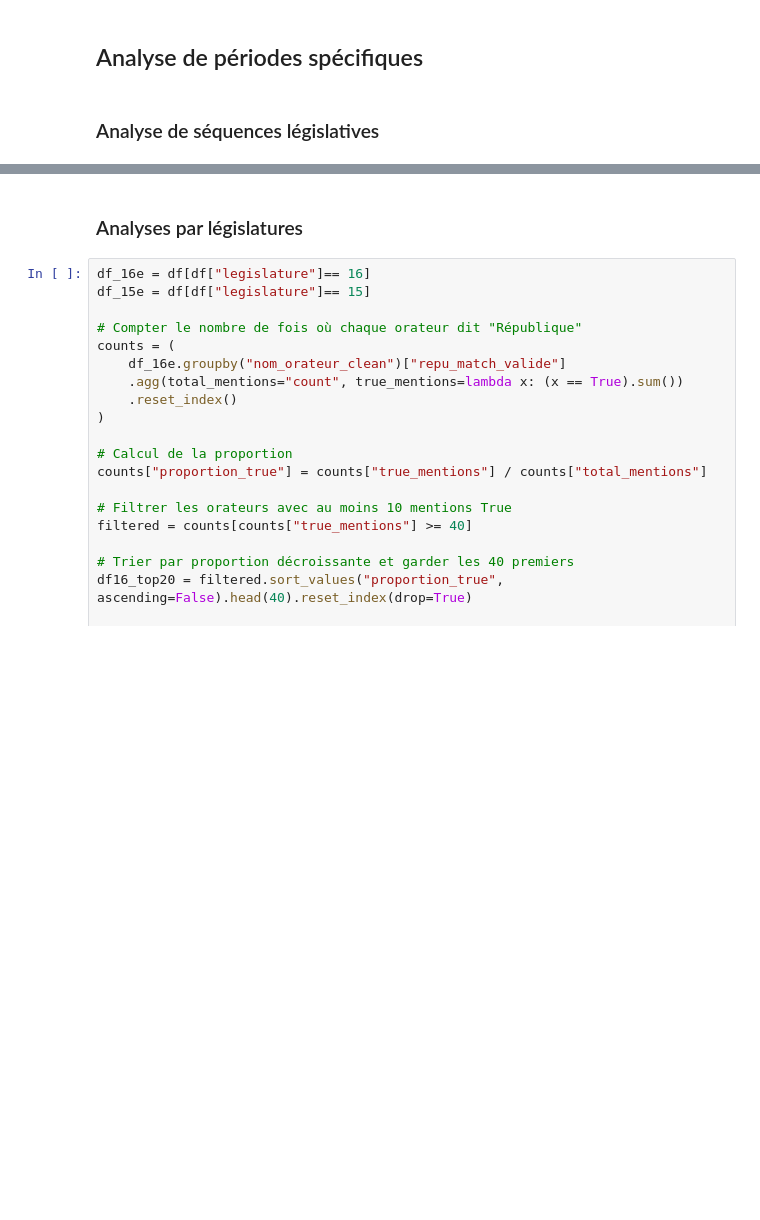
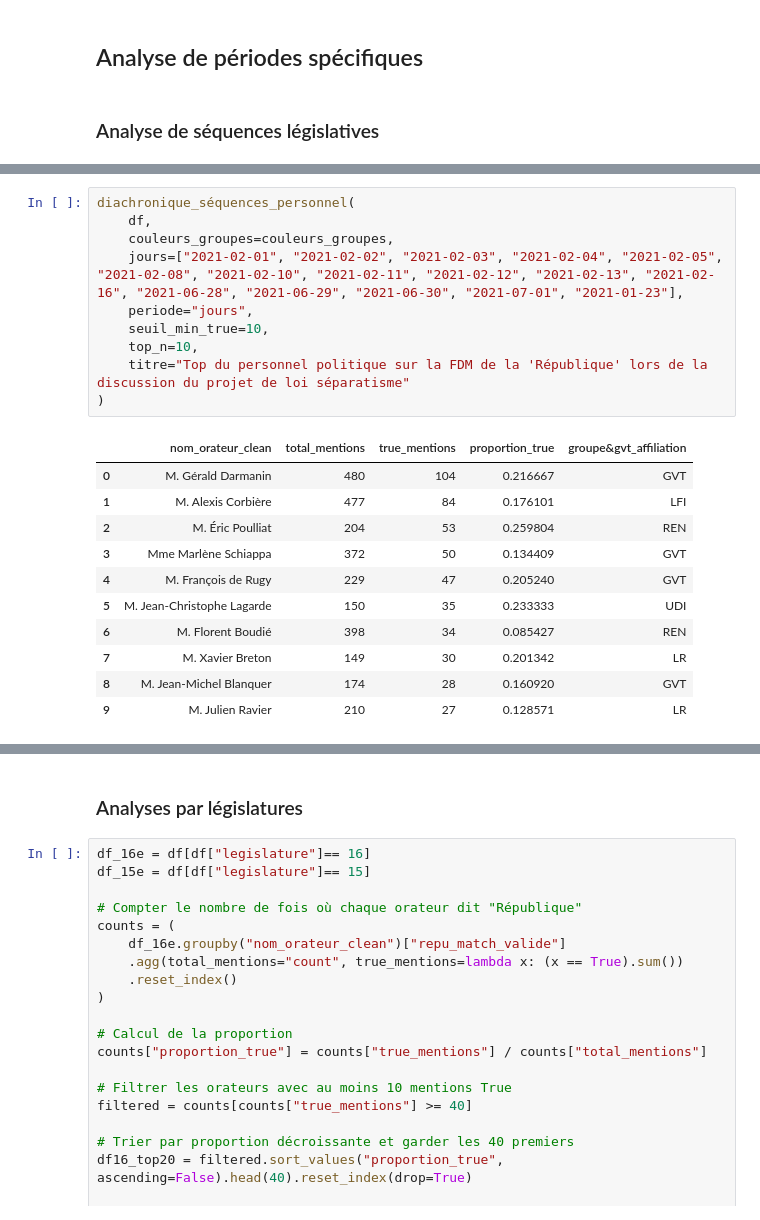
Before and after one commit to leomignot/republique-cest-quoi, a Jupyter notebook: exploration/Analyses.ipynb, the cells around one changed output, grey strips where cells are left out. Drawn from its saved outputs; the diff is of its cells as text; blank space fills up the shorter version.

```diff
--- a/exploration/Analyses.ipynb
+++ b/exploration/Analyses.ipynb
@@ -2593,0 +2698,22 @@ top_séquences(df, periode="jour", jour="2021-02-01",seuil_min_true=10)
+# %%
+diachronique_séquences_personnel(
+    df,
+    couleurs_groupes=couleurs_groupes,
+    jours=["2021-02-01", "2021-02-02", "2021-02-03", "2021-02-04", "2021-02-05", "2021-02-08", "2021-02-10", "2021-02-11", "2021-02-12", "2021-02-13", "2021-02-16", "2021-06-28", "2021-06-29", "2021-06-30", "2021-07-01", "2021-01-23"],
+    periode="jours",
+    seuil_min_true=10,
+    top_n=10,
+    titre="Top du personnel politique sur la FDM de la 'République' lors de la discussion du projet de loi séparatisme"
+)
+# %% [output]
+|  | nom_orateur_clean | total_mentions | true_mentions | proportion_true | groupe&gvt_affiliation |
+| 0 | M. Gérald Darmanin | 480 | 104 | 0.216667 | GVT |
+| 1 | M. Alexis Corbière | 477 | 84 | 0.176101 | LFI |
+| 2 | M. Éric Poulliat | 204 | 53 | 0.259804 | REN |
+| 3 | Mme Marlène Schiappa | 372 | 50 | 0.134409 | GVT |
+| 4 | M. François de Rugy | 229 | 47 | 0.205240 | GVT |
+| 5 | M. Jean-Christophe Lagarde | 150 | 35 | 0.233333 | UDI |
+| 6 | M. Florent Boudié | 398 | 34 | 0.085427 | REN |
+| 7 | M. Xavier Breton | 149 | 30 | 0.201342 | LR |
+| 8 | M. Jean-Michel Blanquer | 174 | 28 | 0.160920 | GVT |
+| 9 | M. Julien Ravier | 210 | 27 | 0.128571 | LR |
```
Also changed, not shown: parts of 52 cells of this notebook, 2 other files.
